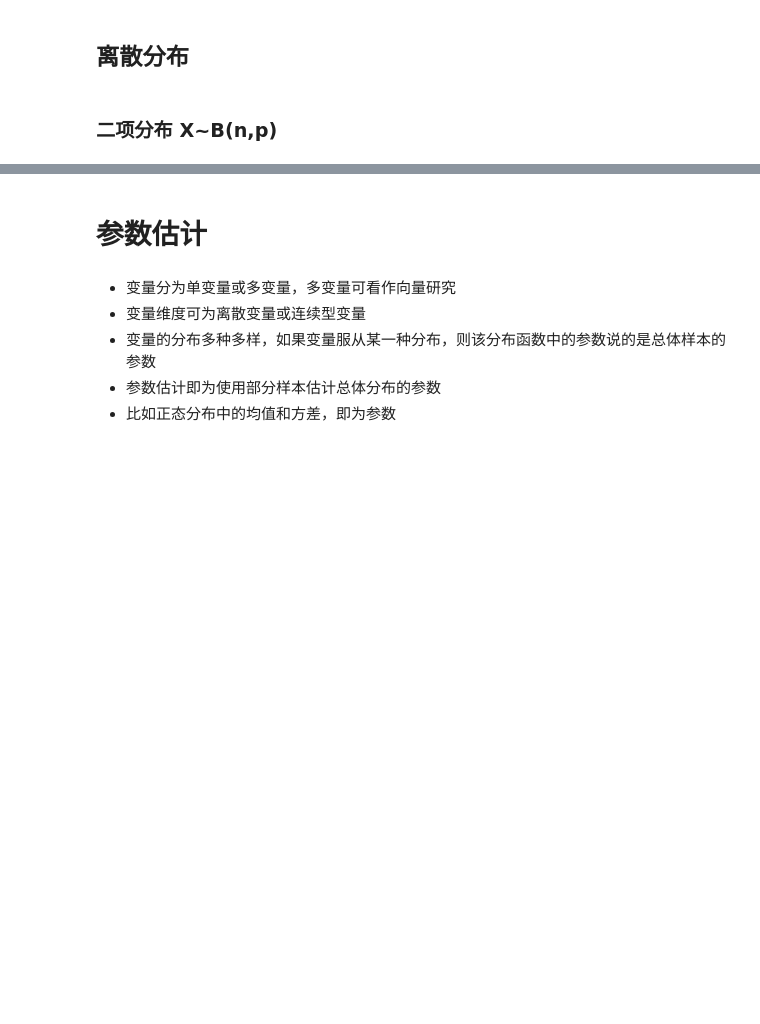
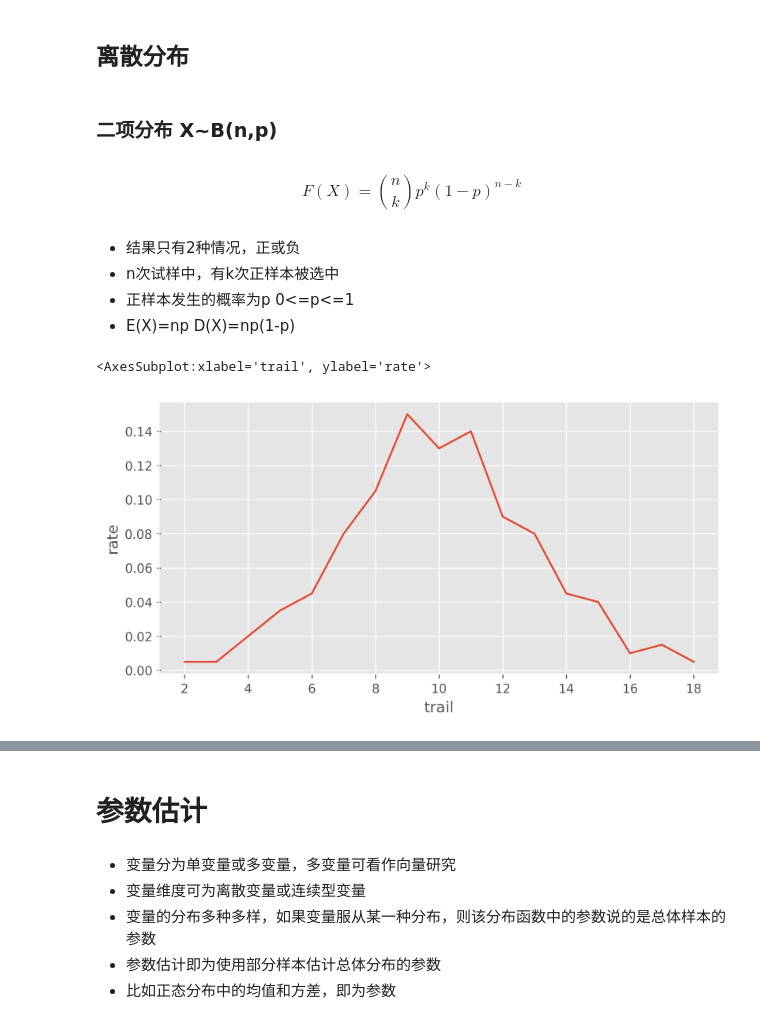
Before and after one commit to Wlinfang/note, a Jupyter notebook: 概率/sample.ipynb, the cells around one changed output, grey strips where cells are left out. Saved outputs shown, nothing was run; the diff lists cells and outputs as text; code cells hidden in the pictures; blank space fills up the shorter version.

```diff
--- a/概率/sample.ipynb
+++ b/概率/sample.ipynb
@@ -4,6 +10,47 @@ import stats
+# %%
+import seaborn as sn
+import matplotlib.pyplot as plt
+import matplotlib.style as psl
+from mpl_toolkits.axes_grid1 import host_subplot
+# 样式复制 ggplot
+psl.use('ggplot')
+# 刻度方向配置
+plt.rcParams['xtick.direction'] = 'out'
+plt.rcParams['ytick.direction'] = 'inout'
+# 字体配置--支持中文
+plt.rcParams['font.sans-serif']=['SimHei','YouYuan']
+# 显示负号
+plt.rcParams['axes.unicode_minus']=False # 负数
+
+plt.rcParams['figure.figsize'] = (8.0, 4.0) # 设置figure_size尺寸
+plt.rcParams['savefig.dpi'] = 300 # 保存的图片像素
+plt.rcParams['figure.dpi'] = 300 #分辨率
+plt.rcParams['image.interpolation'] = 'nearest' # 设置 interpolation style
+plt.rcParams['image.cmap'] = 'gray' # 设置 颜色 style
 # %% [markdown]
 # 概率分布
 # %% [markdown]
 ## 离散分布
 # %% [markdown]
 ### 二项分布 X~B(n,p)
+# %% [markdown]
+$$ F(X)={n \choose k}p^k(1-p)^{n-k}$$
+# %% [markdown]
+- 结果只有2种情况，正或负
+- n次试样中，有k次正样本被选中
+- 正样本发生的概率为p  0<=p<=1
+- E(X)=np  D(X)=np(1-p)
+# %%
+# 100枚硬币，向上的概率假设为0.1，进行200次试验，
+# 1次试验指100枚硬币都做抛的操作
+# 1次试验中硬币向上的硬币个数，取值范围是[0,100]
+a=np.random.binomial(100,0.1,200)
+a=pd.DataFrame(a,columns=['trail'])
+# 200次试验中，出现trail 的概率是 trail / 200
+# 对应的公式中，n=200,k=x轴的数据，即trail 值，概率=y轴的值
+a = a.groupby('trail').size().reset_index().rename(columns={0:'cnt'})
+a['rate']=np.round(a['cnt']/200,3)
+sn.lineplot(x='trail',y='rate',data=a)
+# %% [output]
+<AxesSubplot:xlabel='trail', ylabel='rate'>
+[figure, added]
```
Also changed, not shown: parts of 3 cells of this notebook.
